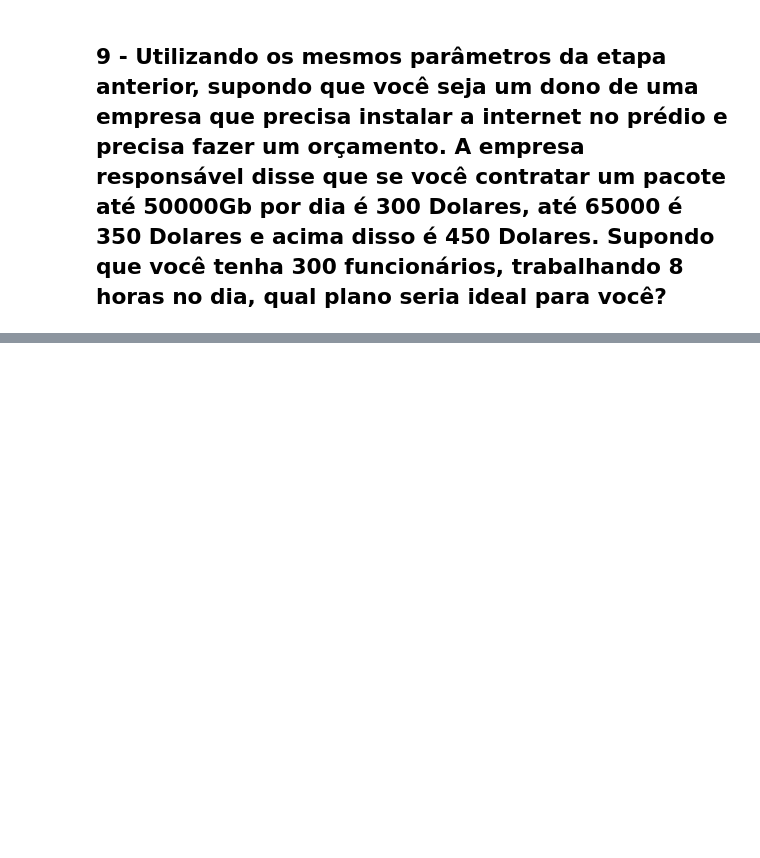
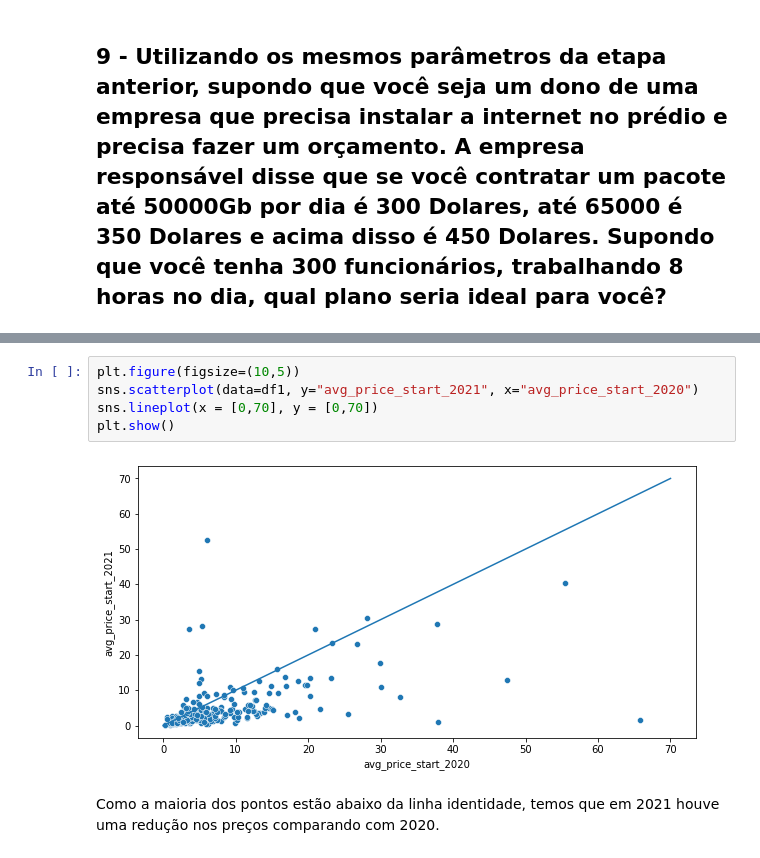
Before and after one commit to fernandops21/Case_Bibliotecas, a Jupyter notebook: main.ipynb, the cells around one changed output, grey strips where cells are left out. Saved outputs shown, nothing was run; the diff lists cells and outputs as text; blank space fills up the shorter version.

```diff
--- a/main.ipynb
+++ b/main.ipynb
@@ -156,0 +167,9 @@ Preço 1 hora internet: U$ 30.74
+# %%
+plt.figure(figsize=(10,5))
+sns.scatterplot(data=df1, y="avg_price_start_2021", x="avg_price_start_2020")
+sns.lineplot(x = [0,70], y = [0,70])
+plt.show()
+# %% [output]
+[figure, added]
+# %% [markdown]
+Como a maioria dos pontos estão abaixo da linha identidade, temos que em 2021 houve uma redução nos preços comparando com 2020.
```
Also changed, not shown: parts of 3 cells of this notebook.
